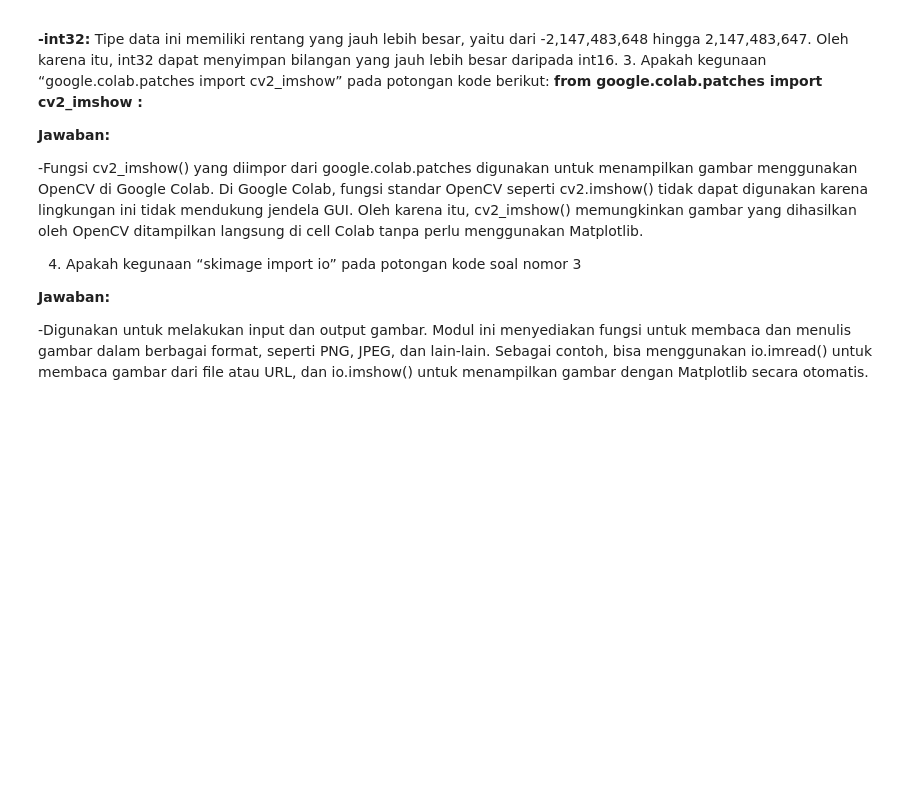
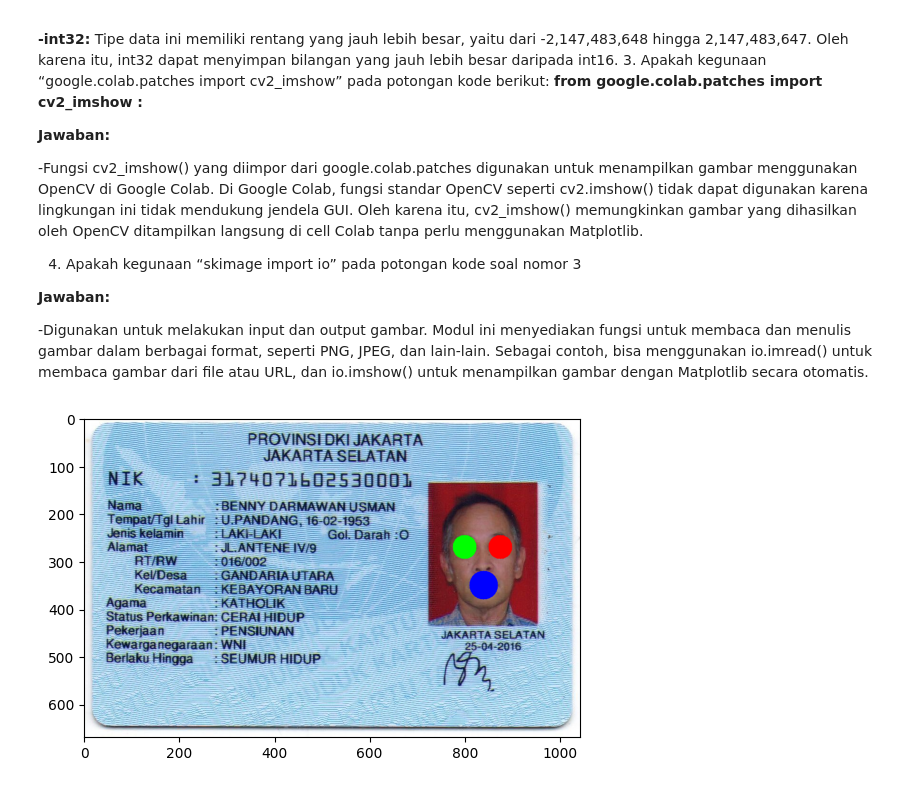
Before and after one commit to bayugilangpamungkas/PCVK_Ganjil_2021, a Jupyter notebook: week2.ipynb, the cells around one changed output. Drawn from its saved outputs; the diff is of its cells as text; code cells hidden in the pictures; blank space fills up the shorter version.

```diff
--- a/week2.ipynb
+++ b/week2.ipynb
@@ -154,3 +154,22 @@ berikut:
 **Jawaban:**
 
 -Digunakan untuk melakukan input dan output gambar. Modul ini menyediakan fungsi untuk membaca dan menulis gambar dalam berbagai format, seperti PNG, JPEG, dan lain-lain. Sebagai contoh, bisa menggunakan io.imread() untuk membaca gambar dari file atau URL, dan io.imshow() untuk menampilkan gambar dengan Matplotlib secara otomatis.
+# %%
+import cv2 as cv
+import numpy as np
+import matplotlib.pyplot as plt
+from google.colab.patches import cv2_imshow
+from skimage import io
+
+img = cv.imread('/content/drive/MyDrive/PCVK_4K/foto_ktp.jpg')
+plt.imshow(img)
+
+cv.circle(img, center=(800, 270), radius=25, color=(0, 255, 0), thickness=-1) # Mata kiri
+
+cv.circle(img, center=(875, 270), radius=25, color=(0, 0, 255), thickness=-1) # Mata kanan
+
+cv.circle(img, center=(840, 350), radius=30, color=(255, 0, 0), thickness=-1) # Mulut
+
+plt.imshow(cv.cvtColor(img, cv.COLOR_BGR2RGB))
+# %% [output]
+[figure, added]
```
